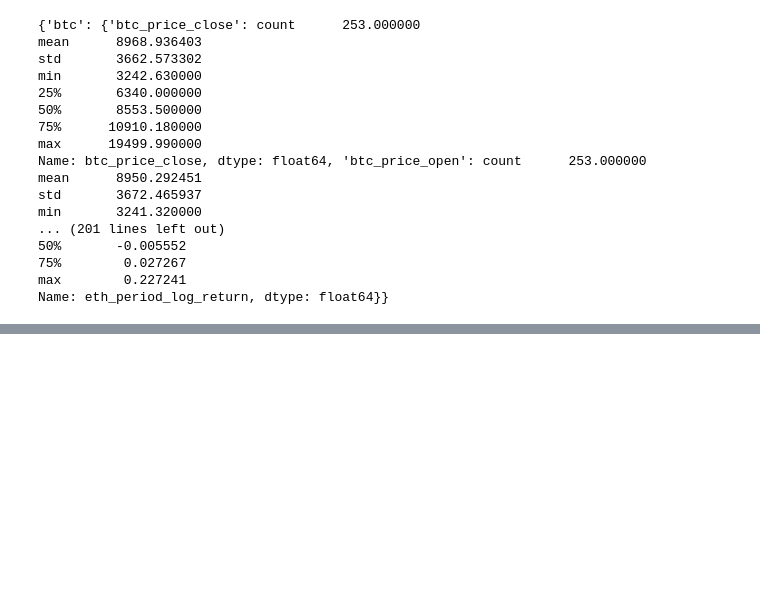
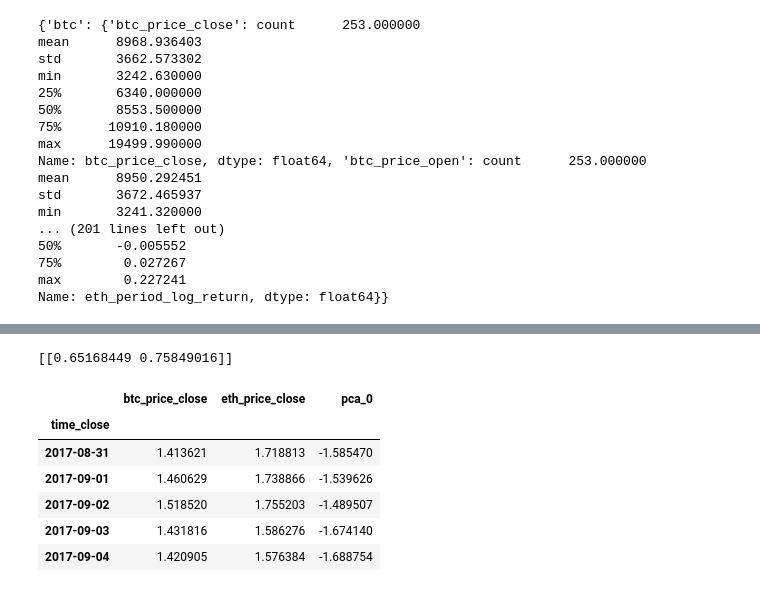
Before and after one commit to MasslessAI/crypto_index, a Jupyter notebook: notebooks/_how_to_build_env.ipynb, the cells around one changed output, grey strips where cells are left out. Saved outputs shown, nothing was run; the diff lists cells and outputs as text; code cells hidden in the pictures; blank space fills up the shorter version.

```diff
--- a/notebooks/_how_to_build_env.ipynb
+++ b/notebooks/_how_to_build_env.ipynb
@@ -104,0 +111,21 @@ Name: eth_period_log_return, dtype: float64}}
+# %%
+df_pca = df.copy()
+for col in df_pca.columns:
+    df_pca[col] = df_pca[col]/df_pca[col].min()
+
+pca = PCA(n_components=1)
+pca.fit(df_pca)
+print(pca.components_)
+df_pca['pca_0'] = pca.transform(df_pca)
+# %% [output]
+[[0.65168449 0.75849016]]
+# %%
+df_pca.head()
+# %% [output]
+|  | btc_price_close | eth_price_close | pca_0 |
+| time_close |  |  |  |
+| 2017-08-31 | 1.413621 | 1.718813 | -1.585470 |
+| 2017-09-01 | 1.460629 | 1.738866 | -1.539626 |
+| 2017-09-02 | 1.518520 | 1.755203 | -1.489507 |
+| 2017-09-03 | 1.431816 | 1.586276 | -1.674140 |
+| 2017-09-04 | 1.420905 | 1.576384 | -1.688754 |
```
Also changed, not shown: parts of 4 cells of this notebook, 5 other files.
